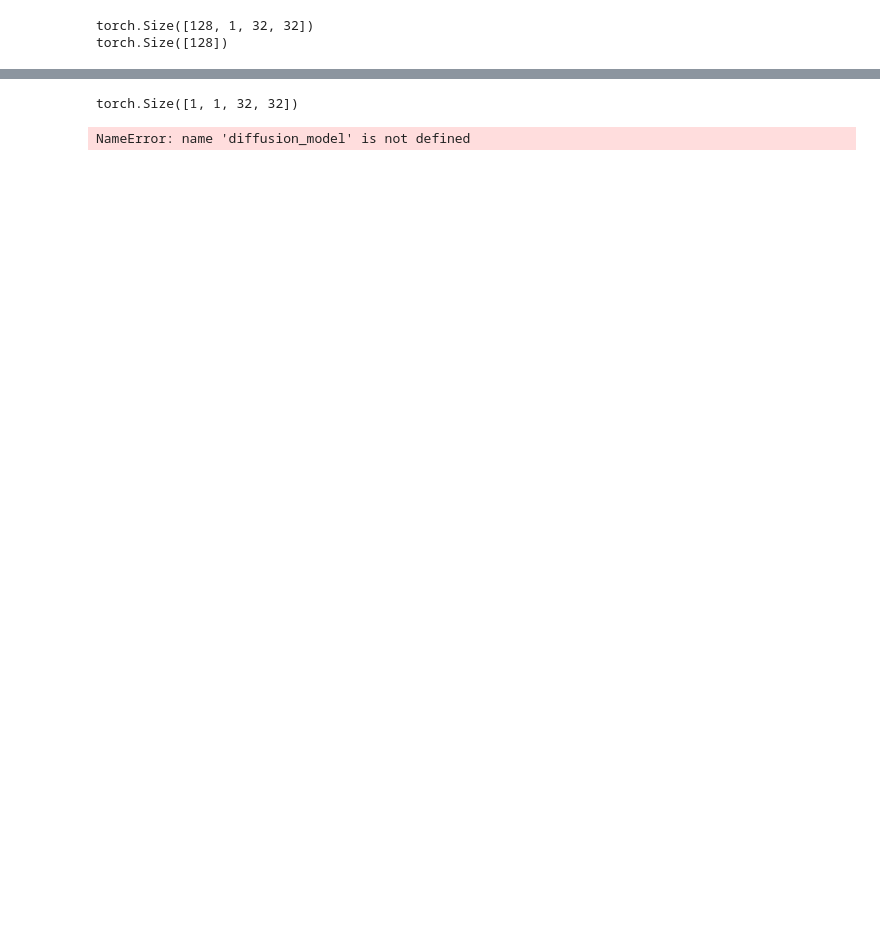
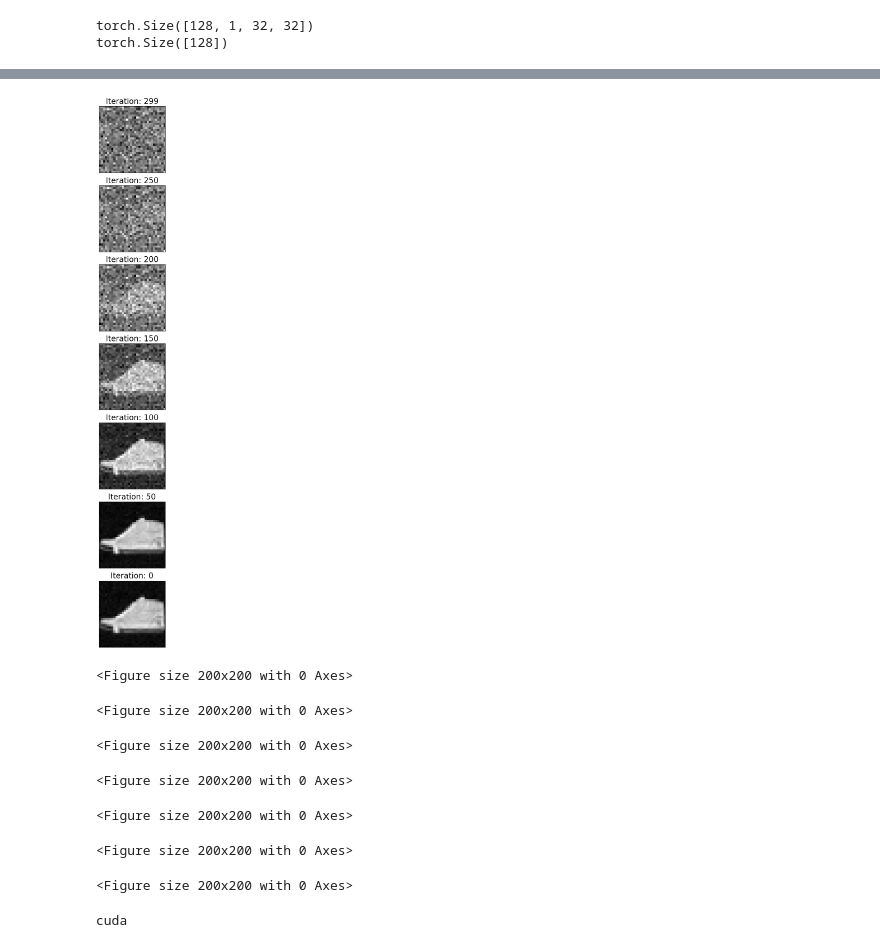
Before and after one commit to Shashank-Ojha/FashionDiffusion, a Jupyter notebook: trainer.ipynb, the cells around one changed output, grey strips where cells are left out. Saved outputs shown, nothing was run; the diff lists cells and outputs as text; code cells hidden in the pictures; blank space fills up the shorter version.

```diff
--- a/trainer.ipynb
+++ b/trainer.ipynb
@@ -241,14 +238,48 @@ KeyboardInterrupt:
 # %%
+fig = plt.figure(figsize=(5, 20))
+idx = 1
+
 with torch.no_grad():
-    batch = torch.randn_like(batch[0:1])
-    print(batch.shape)
+    batch = torch.randn_like(batch[0:1]).to(device)
+
     for i in reversed(range(time_steps)):
         t = torch.full((1,), i, dtype=torch.long, device=device)
-        img = model.backward(img, t, unet.eval())
+        batch = model.denoise(batch, t, unet.eval(), device)
+
         if i == time_steps - 1 or i % 50 == 0:
             plt.figure(figsize=(2,2))
-            plt.imshow(reverse_transform(img[0]))
-            plt.show()
+            ax = fig.add_subplot(7, 1, idx, xticks=[], yticks=[])
+            idx += 1
+
+            ax.imshow(np.squeeze(batch[0].cpu()), cmap='gray')
+            ax.set_title(f"Iteration: {i}", fontsize=20)
+            fig.tight_layout()
 # %% [output]
+[figure, added]
-torch.Size([1, 1, 32, 32])
+<Figure size 200x200 with 0 Axes>
-NameError: name 'diffusion_model' is not defined
+<Figure size 200x200 with 0 Axes>
+<Figure size 200x200 with 0 Axes>
+<Figure size 200x200 with 0 Axes>
+<Figure size 200x200 with 0 Axes>
+<Figure size 200x200 with 0 Axes>
+<Figure size 200x200 with 0 Axes>
+# %%
+# ------ Hyperparameters ------
+
+# -- Data Breakdown
+batch_size = 256
+
+# -- Model Parameters
+start_schedule = 0.001
+end_schedule = 0.02
+time_steps = 300
+
+# -- Training Parameters
+learning_rate = 0.001
+num_epochs = 100
+eval_iters = 5
+
+device = 'cuda' if torch.cuda.is_available() else 'cpu'
+print(device)
+# %% [output]
+cuda
```
Also changed, not shown: parts of 13 cells of this notebook, 4 other files.
